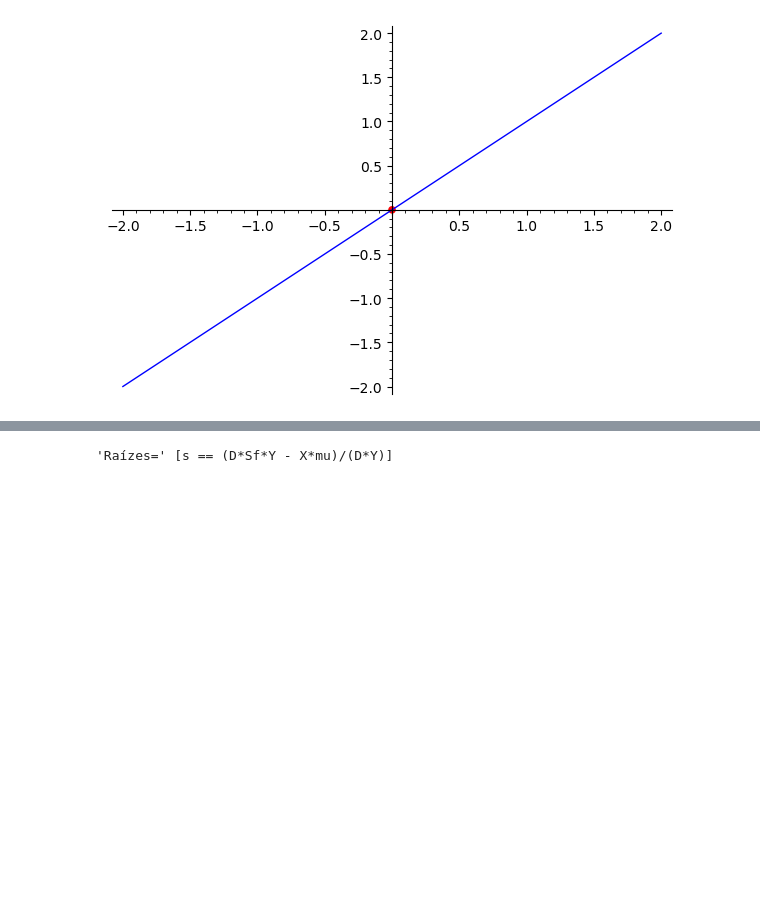
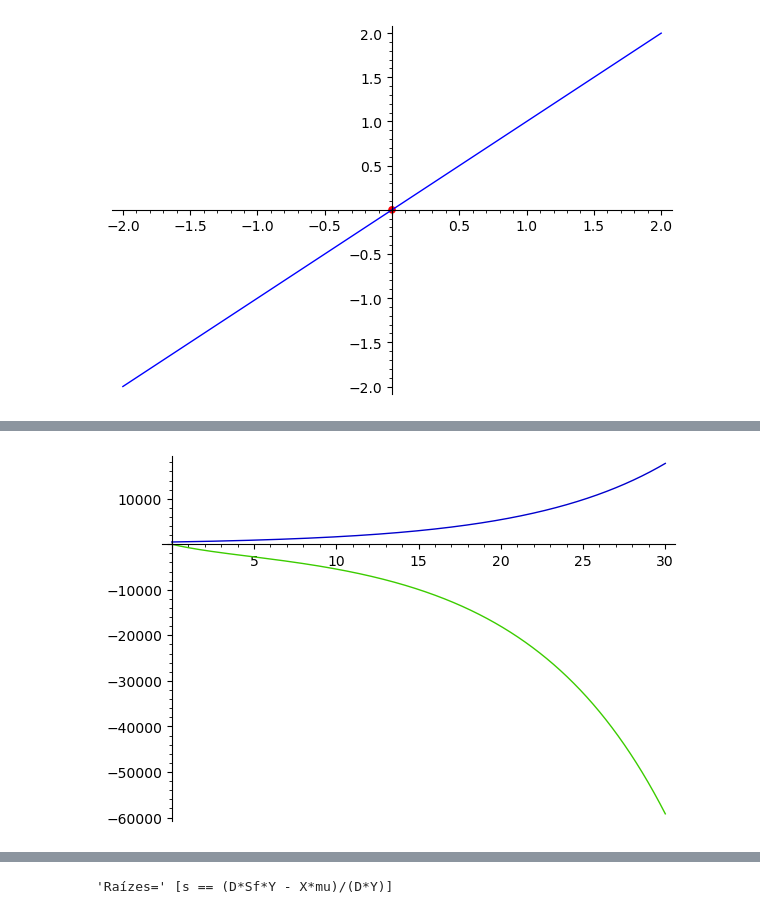
Before and after one commit to RaphaLevy/Artigo_Fenomenos_Biologicos, a Jupyter notebook: Modelagem de Sistemas.ipynb, the cells around one changed output, grey strips where cells are left out. Drawn from its saved outputs; the diff is of its cells as text; code cells hidden in the pictures; blank space fills up the shorter version.

```diff
--- a/Modelagem de Sistemas.ipynb
+++ b/Modelagem de Sistemas.ipynb
@@ -99,0 +151,6 @@ F+P
+# %%
+# Atribuindo  valores para as taxas de conversão:
+solX, solS = sol[0].rhs(), sol[1].rhs()
+plot((solX(mu=0.5, D=0.381, Y=0.3, Sf=1),solS(mu=0.5, D=0.381, Y=0.3, Sf=1)),(t,0,30))
+# %% [output]
+[figure, added]
```
Also changed, not shown: parts of 19 cells of this notebook.
